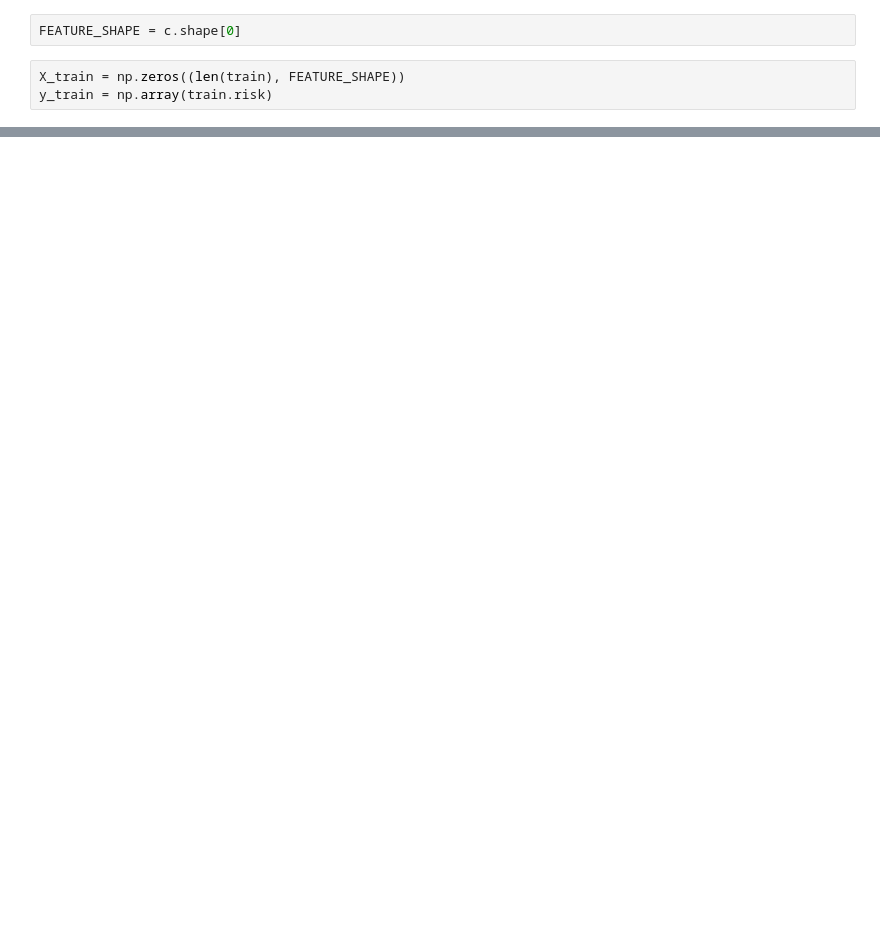
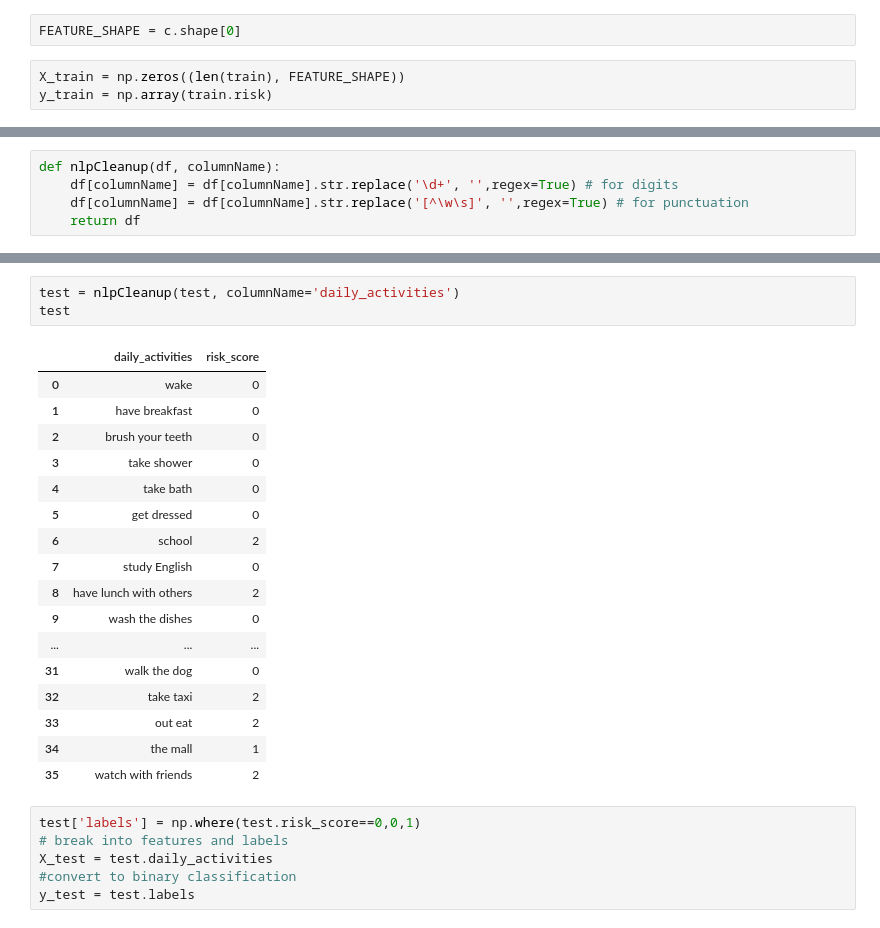
Before and after one commit to fullofentropy/HackTheMachine-1, a Jupyter notebook: game1/Game 1-Word2Vec2.ipynb, the cells around one changed output, grey strips where cells are left out. Drawn from its saved outputs; the diff is of its cells as text; blank space fills up the shorter version.

```diff
--- a/game1/Game 1-Word2Vec2.ipynb
+++ b/game1/Game 1-Word2Vec2.ipynb
@@ -211,0 +279,5 @@ print(stopwords.words('english'))
+# %%
+def nlpCleanup(df, columnName):
+    df[columnName] = df[columnName].str.replace('\d+', '',regex=True) # for digits
+    df[columnName] = df[columnName].str.replace('[^\w\s]', '',regex=True) # for punctuation
+    return df
@@ -211,0 +307,27 @@ print(stopwords.words('english'))
+# %%
+test = nlpCleanup(test, columnName='daily_activities')
+test
+# %% [output]
+|  | daily_activities | risk_score |
+| 0 | wake | 0 |
+| 1 | have breakfast | 0 |
+| 2 | brush your teeth | 0 |
+| 3 | take shower | 0 |
+| 4 | take bath | 0 |
+| 5 | get dressed | 0 |
+| 6 | school | 2 |
+| 7 | study English | 0 |
+| 8 | have lunch with others | 2 |
+| 9 | wash the dishes | 0 |
+| ... | ... | ... |
+| 31 | walk the dog | 0 |
+| 32 | take taxi | 2 |
+| 33 | out eat | 2 |
+| 34 | the mall | 1 |
+| 35 | watch with friends | 2 |
+# %%
+test['labels'] = np.where(test.risk_score==0,0,1)
+# break into features and labels
+X_test = test.daily_activities
+#convert to binary classification
+y_test = test.labels
```
Also changed, not shown: parts of 27 cells of this notebook, 3 other files.
